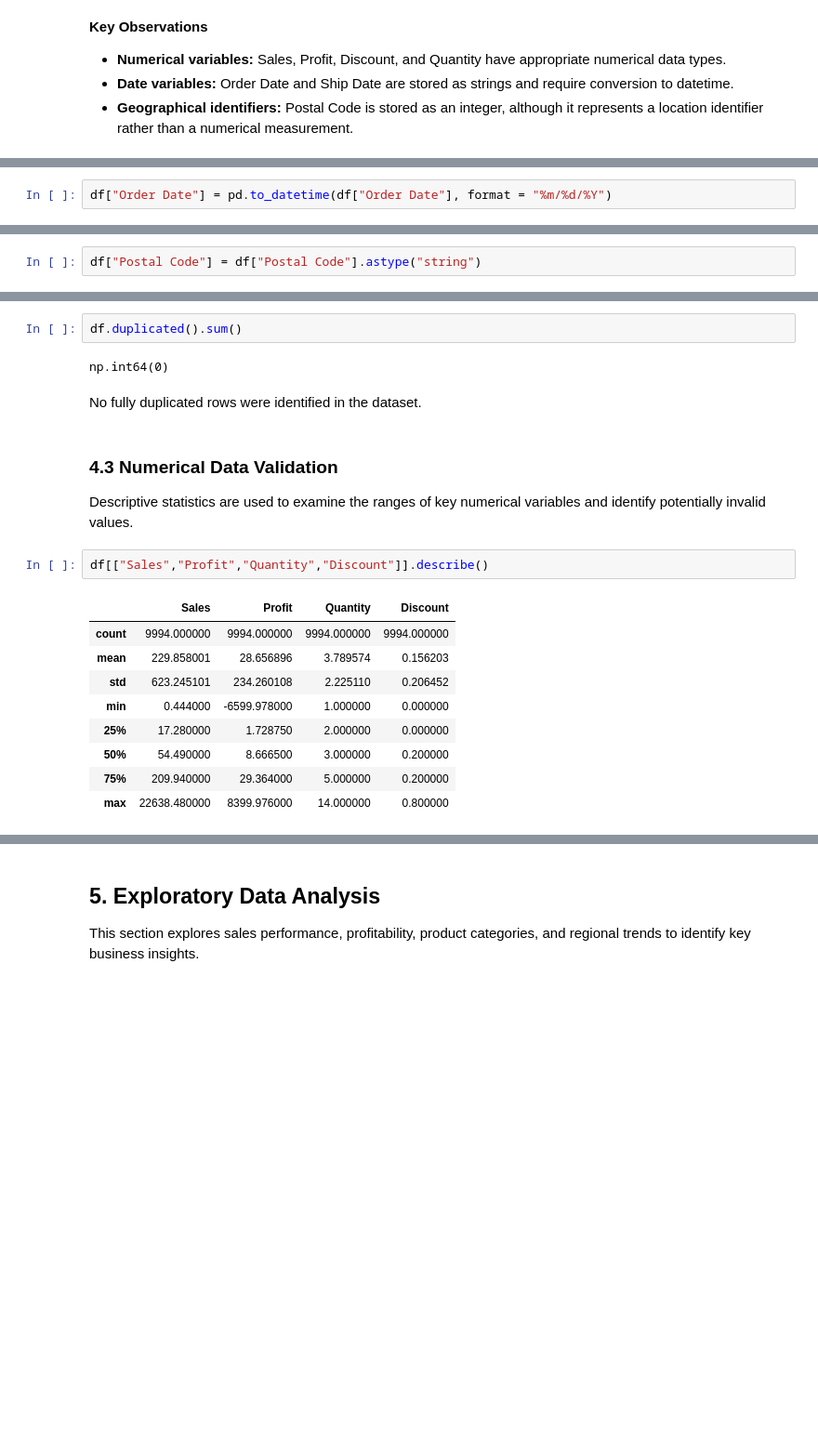
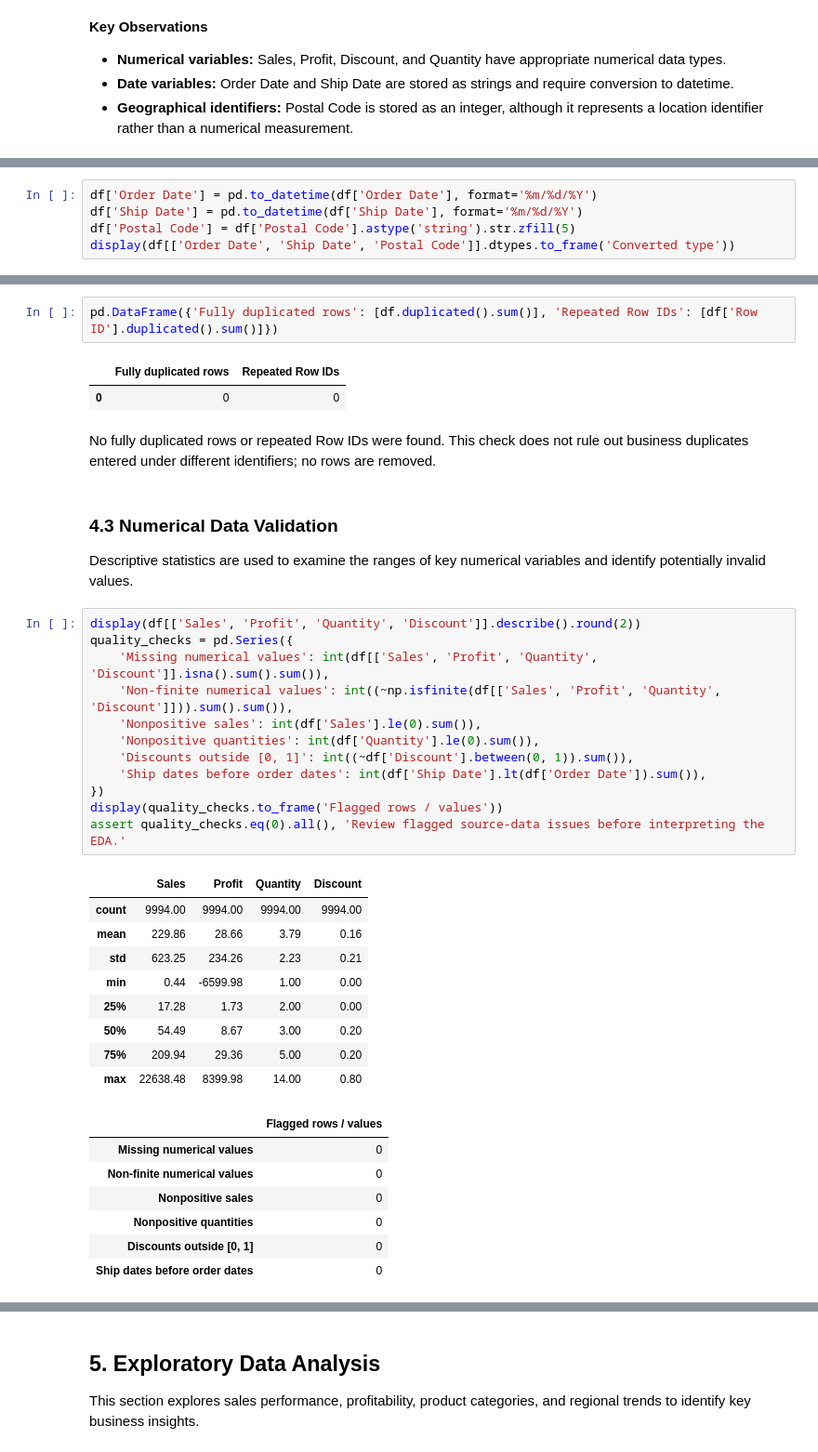
Before and after one commit to yasin-demir/ai-sales-analyst, a Jupyter notebook: notebooks/01_sales_eda.ipynb, the cells around one changed output, grey strips where cells are left out. Shown at 93% size. Drawn from its saved outputs; the diff is of its cells as text; blank space fills up the shorter version.

```diff
--- a/notebooks/01_sales_eda.ipynb
+++ b/notebooks/01_sales_eda.ipynb
@@ -102,2 +120,5 @@ Date columns are converted to datetime format, while Postal Code is converted to
 # %%
-df["Order Date"] = pd.to_datetime(df["Order Date"], format = "%m/%d/%Y")
+df['Order Date'] = pd.to_datetime(df['Order Date'], format='%m/%d/%Y')
+df['Ship Date'] = pd.to_datetime(df['Ship Date'], format='%m/%d/%Y')
+df['Postal Code'] = df['Postal Code'].astype('string').str.zfill(5)
+display(df[['Order Date', 'Ship Date', 'Postal Code']].dtypes.to_frame('Converted type'))
@@ -112,2 +129,0 @@ dtype: object
-# %%
-df["Postal Code"] = df["Postal Code"].astype("string")
@@ -164,23 +168,41 @@ dtype: int64
 # %%
-df.duplicated().sum()
+pd.DataFrame({'Fully duplicated rows': [df.duplicated().sum()], 'Repeated Row IDs': [df['Row ID'].duplicated().sum()]})
 # %% [output]
-np.int64(0)
+|  | Fully duplicated rows | Repeated Row IDs |
+| 0 | 0 | 0 |
 # %% [markdown]
-No fully duplicated rows were identified in the dataset.
+No fully duplicated rows or repeated Row IDs were found. This check does not rule out business duplicates entered under different identifiers; no rows are removed.
 # %% [markdown]
 ### 4.3 Numerical Data Validation
 
 Descriptive statistics are used to examine the ranges of key numerical variables and identify potentially invalid values.
 # %%
-df[["Sales","Profit","Quantity","Discount"]].describe()
+display(df[['Sales', 'Profit', 'Quantity', 'Discount']].describe().round(2))
+quality_checks = pd.Series({
+    'Missing numerical values': int(df[['Sales', 'Profit', 'Quantity', 'Discount']].isna().sum().sum()),
+    'Non-finite numerical values': int((~np.isfinite(df[['Sales', 'Profit', 'Quantity', 'Discount']])).sum().sum()),
+    'Nonpositive sales': int(df['Sales'].le(0).sum()),
+    'Nonpositive quantities': int(df['Quantity'].le(0).sum()),
+    'Discounts outside [0, 1]': int((~df['Discount'].between(0, 1)).sum()),
+    'Ship dates before order dates': int(df['Ship Date'].lt(df['Order Date']).sum()),
+})
+display(quality_checks.to_frame('Flagged rows / values'))
+assert quality_checks.eq(0).all(), 'Review flagged source-data issues before interpreting the EDA.'
 # %% [output]
 |  | Sales | Profit | Quantity | Discount |
-| count | 9994.000000 | 9994.000000 | 9994.000000 | 9994.000000 |
-| mean | 229.858001 | 28.656896 | 3.789574 | 0.156203 |
-| std | 623.245101 | 234.260108 | 2.225110 | 0.206452 |
-| min | 0.444000 | -6599.978000 | 1.000000 | 0.000000 |
-| 25% | 17.280000 | 1.728750 | 2.000000 | 0.000000 |
-| 50% | 54.490000 | 8.666500 | 3.000000 | 0.200000 |
-| 75% | 209.940000 | 29.364000 | 5.000000 | 0.200000 |
-| max | 22638.480000 | 8399.976000 | 14.000000 | 0.800000 |
+| count | 9994.00 | 9994.00 | 9994.00 | 9994.00 |
+| mean | 229.86 | 28.66 | 3.79 | 0.16 |
+| std | 623.25 | 234.26 | 2.23 | 0.21 |
+| min | 0.44 | -6599.98 | 1.00 | 0.00 |
+| 25% | 17.28 | 1.73 | 2.00 | 0.00 |
+| 50% | 54.49 | 8.67 | 3.00 | 0.20 |
+| 75% | 209.94 | 29.36 | 5.00 | 0.20 |
+| max | 22638.48 | 8399.98 | 14.00 | 0.80 |
+|  | Flagged rows / values |
+| Missing numerical values | 0 |
+| Non-finite numerical values | 0 |
+| Nonpositive sales | 0 |
+| Nonpositive quantities | 0 |
+| Discounts outside [0, 1] | 0 |
+| Ship dates before order dates | 0 |
 # %% [markdown]
```
Also changed, not shown: parts of 106 cells of this notebook.
